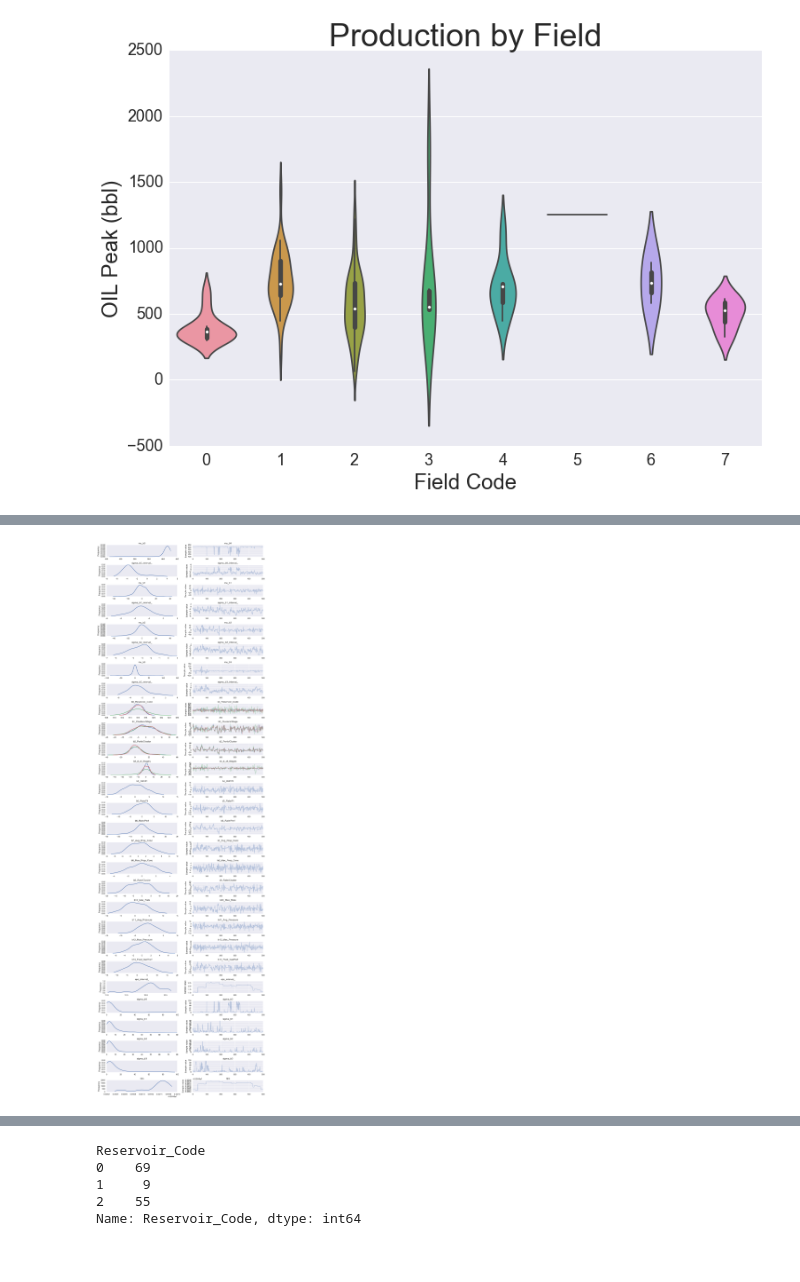
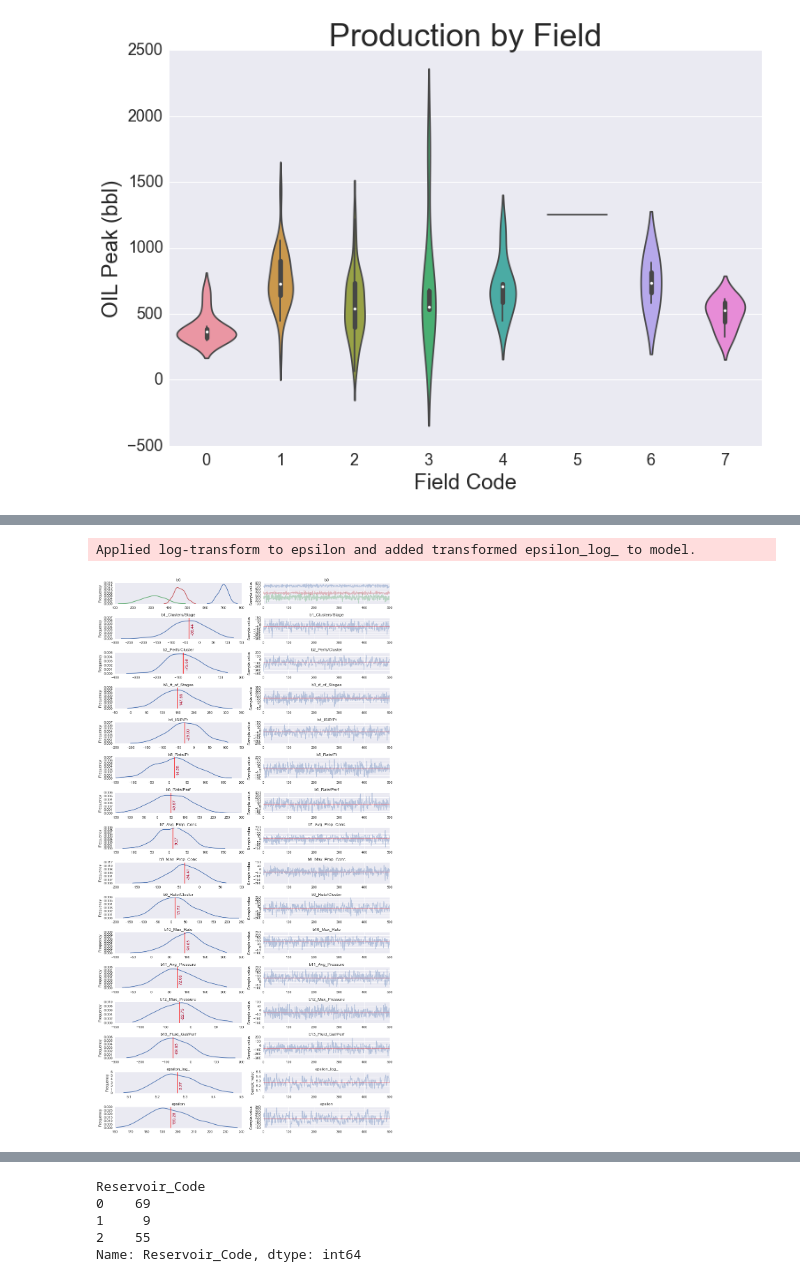
Before and after one commit to jpgrana/bayesian-approach-predicting-well-production, a Jupyter notebook: model_reservoir.ipynb, the cells around one changed output, grey strips where cells are left out. Saved outputs shown, nothing was run; the diff lists cells and outputs as text; code cells hidden in the pictures.

```diff
--- a/model_reservoir.ipynb
+++ b/model_reservoir.ipynb
@@ -300,5 +138,48 @@ Applied interval-transform to eps and added transformed eps_interval_ to model.
-# %%
-rvs_reservoir = [rv.name for rv in mdl_reservoir.unobserved_RVs]
-ax = pm.traceplot(trc_reservoir[-500:], varnames=rvs_reservoir, figsize=(12,len(rvs_reservoir)*1.4), combined=False)
-# %% [output]
-[figure, removed]
+# %%
+with pm.Model() as mdl_res_unpooled:
+
+    # define priors, use Normal
+    b0 = pm.Normal('b0', mu=0, sd=100, shape=dfs['Reservoir_Code'].nunique())
+    b1 = pm.Normal('b1_Clusters/Stage', mu=0, sd=100)
+    b2 = pm.Normal('b2_Perfs/Cluster', mu=0, sd=100)
+    b3 = pm.Normal('b3_#_of_Stages', mu=0, sd=100)
+    b4 = pm.Normal('b4_ISIP/Ft', mu=0, sd=100)
+    b5 = pm.Normal('b5_Rate/Ft', mu=0, sd=100)
+    b6 = pm.Normal('b6_Rate/Perf', mu=0, sd=100)
+    b7 = pm.Normal('b7_Avg_Prop_Conc', mu=0, sd=100)
+    b8 = pm.Normal('b8_Max_Prop_Conc', mu=0, sd=100)
+    b9 = pm.Normal('b9_Rate/Cluster', mu=0, sd=100)
+    b10 = pm.Normal('b10_Max_Rate', mu=0, sd=100)
+    b11 = pm.Normal('b11_Avg_Pressure', mu=0, sd=100)
+    b12 = pm.Normal('b12_Max_Pressure', mu=0, sd=100)
+    b13 = pm.Normal('b13_Fluid_Gal/Perf', mu=0, sd=100)
+
+    # define linear model
+    y =    ( b0[dfs['Reservoir_Code']] +
+             b1 * X_dmat['Clusters_Stage'] +
+             b2 * X_dmat['Perfs_Cluster'] +
+             b3 * X_dmat['Num_of_Stages'] +
+             b4 * X_dmat['ISIP_Ft'] +
+             b5 * X_dmat['Rate_Ft'] +
+             b6 * X_dmat['Rate_Perf'] +
+             b7 * X_dmat['Avg_Prop_Conc'] +
+             b8 * X_dmat['Max_Prop_Conc'] +
+             b9 * X_dmat['Rate_Cluster'] +
+             b10 * X_dmat['Max_Rate'] +
+             b11 * X_dmat['Avg_Pressure'] +
+             b12 * X_dmat['Max_Pressure'] +
+             b13 * X_dmat['Fluid_Gal_Perf'])
+
+    ## Likelihood (sampling distribution) of observations
+    epsilon = pm.HalfCauchy('epsilon', beta=10)
+    likelihood = pm.Normal('likelihood', mu=y, sd=epsilon, observed=dfs[ft_endog])
+
+    if run_res_unpooled:
+        trc_res_unpooled = pm.backends.text.load('../other/traces_txt/trc_res_unpooled')
+    else:
+        step = pm.NUTS()
+        start = pm.find_MAP()
+        trace = pm.backends.Text('../other/traces_txt/trc_res_unpooled')
+        trc_res_unpooled = pm.sample(2000, step, start, trace)
+# %% [output]
+Applied log-transform to epsilon and added transformed epsilon_log_ to model.
@@ -305 +243,6 @@ ax = pm.traceplot(trc_reservoir[-500:], varnames=rvs_reservoir, figsize=(12,len(
+# %%
+rvs_res_unpooled = [rv.name for rv in mdl_res_unpooled.unobserved_RVs]
+plot_traces(trc_res_unpooled[-500:], varnames=rvs_res_unpooled)
+# %% [output]
+[figure, added]
 # %%
```
Also changed, not shown: parts of 27 cells of this notebook.
